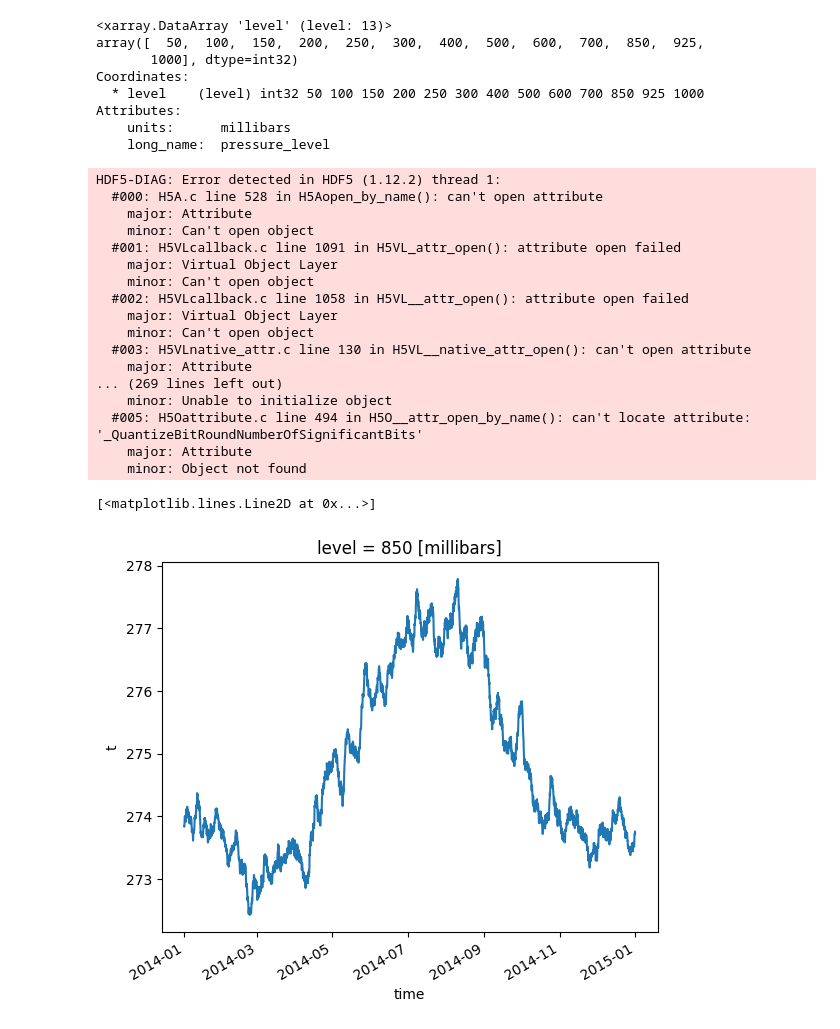
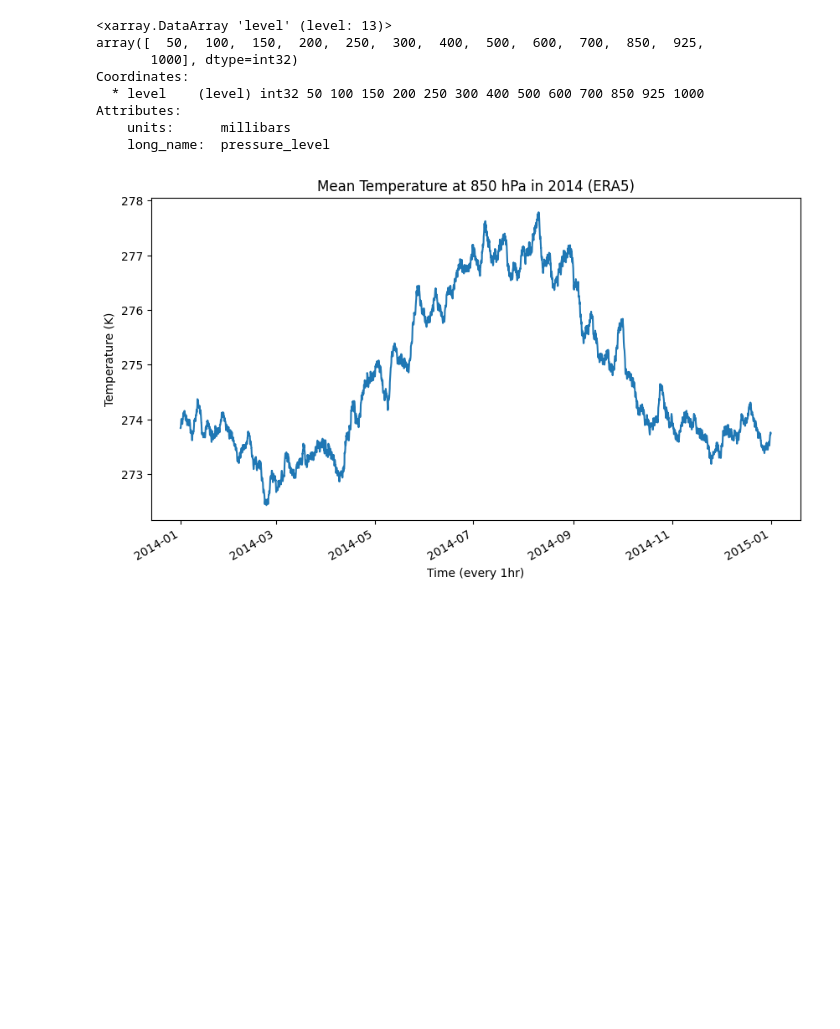
Before and after one commit to se0ngbin/climate-models, a Jupyter notebook: cmip6/CMIP.ipynb, the cells around one changed output. Drawn from its saved outputs; the diff is of its cells as text; code cells hidden in the pictures; blank space fills up the shorter version.

```diff
--- a/cmip6/CMIP.ipynb
+++ b/cmip6/CMIP.ipynb
@@ -194,27 +187,14 @@ Attributes:
     long_name:  pressure_level
 # %%
 era_t850_mean = era_t850.mean(dim=['lon','lat'])
-# %%
-era_t850_mean[306816:315576].plot()
-# %% [output]
-HDF5-DIAG: Error detected in HDF5 (1.12.2) thread 1:
-  #000: H5A.c line 528 in H5Aopen_by_name(): can't open attribute
-    major: Attribute
-    minor: Can't open object
-  #001: H5VLcallback.c line 1091 in H5VL_attr_open(): attribute open failed
-    major: Virtual Object Layer
-    minor: Can't open object
-  #002: H5VLcallback.c line 1058 in H5VL__attr_open(): attribute open failed
-    major: Virtual Object Layer
-    minor: Can't open object
-  #003: H5VLnative_attr.c line 130 in H5VL__native_attr_open(): can't open attribute
-    major: Attribute
-... (269 lines left out)
-    minor: Unable to initialize object
-  #005: H5Oattribute.c line 494 in H5O__attr_open_by_name(): can't locate attribute: '_QuantizeBitRoundNumberOfSignificantBits'
-    major: Attribute
-    minor: Object not found
-[<matplotlib.lines.Line2D at 0x...>]
-[figure, removed]
+# %%
+fig, ax = plt.subplots(figsize=(10,5))
+era_t850_mean[306816:315576].plot(ax=ax)
+ax.set_ylabel('Temperature (K)')
+ax.set_xlabel('Time (every 1hr)')
+ax.set_title('Mean Temperature at 850 hPa in 2014 (ERA5)')
+plt.savefig('era5_t850_2014_mean.png')
+# %% [output]
+[figure, added]
 # %%
 era_t850_std = era_t850.std(dim=['lon','lat'])
```
Also changed, not shown: parts of 10 cells of this notebook.
